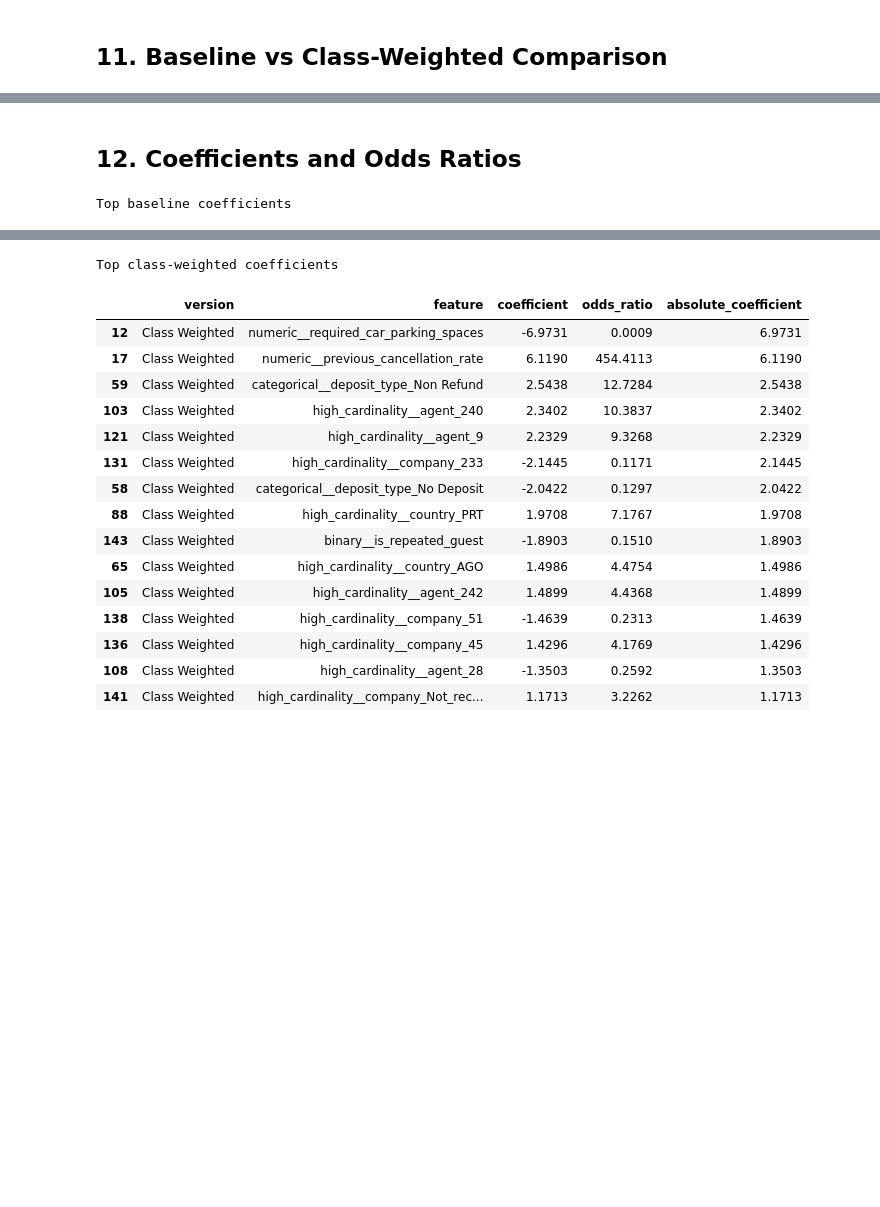
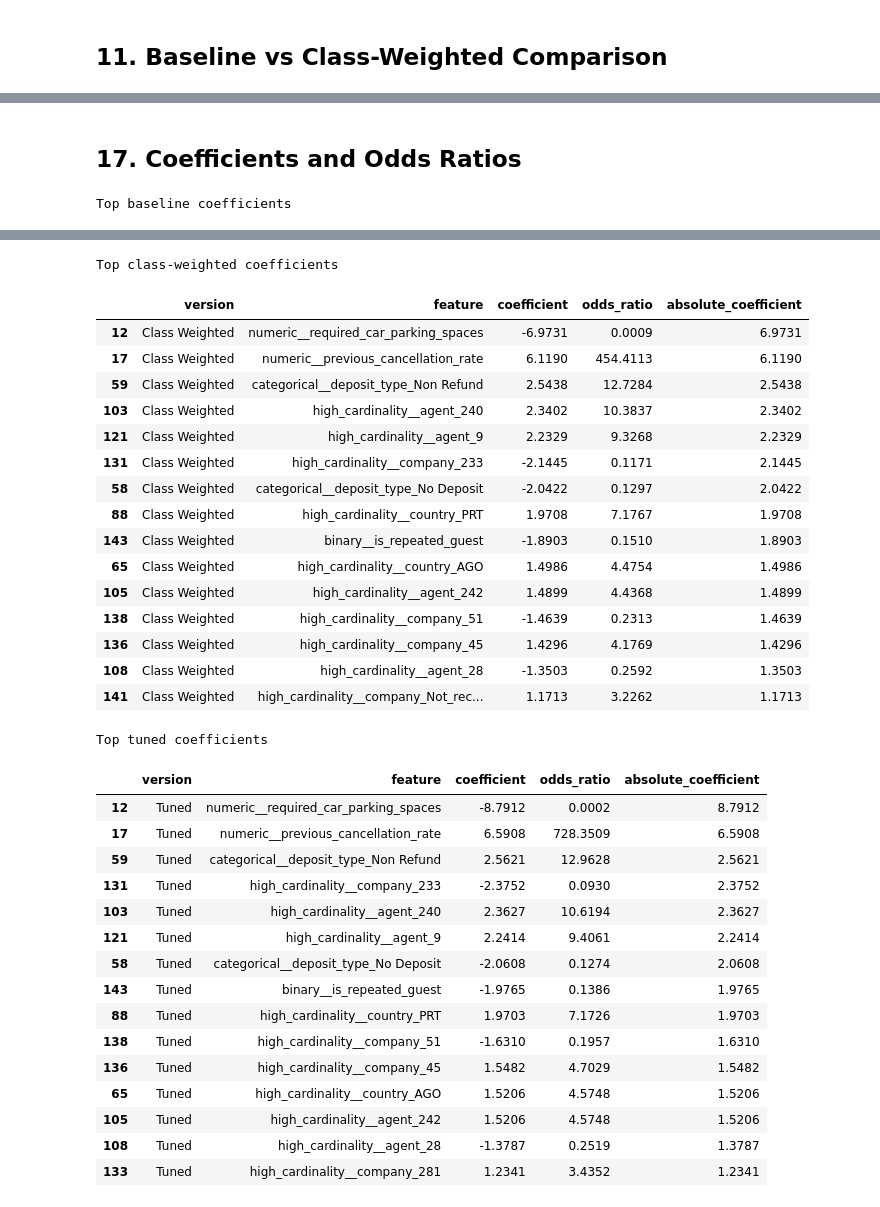
Before and after one commit to Manesha03/IT3051-FDM-Mini-Project-2026, a Jupyter notebook: 06_Model_Evaluation/Logistic_Regression.ipynb, the cells around one changed output, grey strips where cells are left out. Drawn from its saved outputs; the diff is of its cells as text; code cells hidden in the pictures; blank space fills up the shorter version.

```diff
--- a/06_Model_Evaluation/Logistic_Regression.ipynb
+++ b/06_Model_Evaluation/Logistic_Regression.ipynb
@@ -283,5 +403,5 @@ whether missing cancellations is more costly than extra follow-up actions.
 # %% [markdown]
-## 12. Coefficients and Odds Ratios
+## 17. Coefficients and Odds Ratios
 # %%
 def coefficient_table(pipeline, version, top_n=15):
     feature_names = pipeline.named_steps["preprocessor"].get_feature_names_out()
@@ -297,12 +417,16 @@ def coefficient_table(pipeline, version, top_n=15):
 
 baseline_coefficients = coefficient_table(logistic_pipeline, "Baseline")
 weighted_coefficients = coefficient_table(weighted_logistic_pipeline, "Class Weighted")
+tuned_coefficients = coefficient_table(tuned_logistic_pipeline, "Tuned")
 
 print("Top baseline coefficients")
 display(baseline_coefficients.round(4))
 
 print("Top class-weighted coefficients")
 display(weighted_coefficients.round(4))
+
+print("Top tuned coefficients")
+display(tuned_coefficients.round(4))
 # %% [output]
 Top baseline coefficients
 |  | version | feature | coefficient | odds_ratio | absolute_coefficient |
@@ -311,33 +435,50 @@ Top baseline coefficients
 | 59 | Baseline | categorical__deposit_type_Non Refund | 2.5495 | 12.8007 | 2.5495 |
 | 103 | Baseline | high_cardinality__agent_240 | 2.2605 | 9.5882 | 2.2605 |
 | 131 | Baseline | high_cardinality__company_233 | -2.1756 | 0.1135 | 2.1756 |
 | 58 | Baseline | categorical__deposit_type_No Deposit | -2.1005 | 0.1224 | 2.1005 |
 | 121 | Baseline | high_cardinality__agent_9 | 2.0867 | 8.0580 | 2.0867 |
 | 143 | Baseline | binary__is_repeated_guest | -1.8523 | 0.1569 | 1.8523 |
 | 88 | Baseline | high_cardinality__country_PRT | 1.7915 | 5.9986 | 1.7915 |
 | 138 | Baseline | high_cardinality__company_51 | -1.7116 | 0.1806 | 1.7116 |
 | 105 | Baseline | high_cardinality__agent_242 | 1.5551 | 4.7358 | 1.5551 |
 | 65 | Baseline | high_cardinality__country_AGO | 1.4610 | 4.3104 | 1.4610 |
 | 136 | Baseline | high_cardinality__company_45 | 1.4082 | 4.0884 | 1.4082 |
 | 108 | Baseline | high_cardinality__agent_28 | -1.3203 | 0.2671 | 1.3203 |
 | 135 | Baseline | high_cardinality__company_405 | 1.2196 | 3.3857 | 1.2196 |
 Top class-weighted coefficients
 |  | version | feature | coefficient | odds_ratio | absolute_coefficient |
 | 12 | Class Weighted | numeric__required_car_parking_spaces | -6.9731 | 0.0009 | 6.9731 |
 | 17 | Class Weighted | numeric__previous_cancellation_rate | 6.1190 | 454.4113 | 6.1190 |
 | 59 | Class Weighted | categorical__deposit_type_Non Refund | 2.5438 | 12.7284 | 2.5438 |
 | 103 | Class Weighted | high_cardinality__agent_240 | 2.3402 | 10.3837 | 2.3402 |
 | 121 | Class Weighted | high_cardinality__agent_9 | 2.2329 | 9.3268 | 2.2329 |
 | 131 | Class Weighted | high_cardinality__company_233 | -2.1445 | 0.1171 | 2.1445 |
 | 58 | Class Weighted | categorical__deposit_type_No Deposit | -2.0422 | 0.1297 | 2.0422 |
 | 88 | Class Weighted | high_cardinality__country_PRT | 1.9708 | 7.1767 | 1.9708 |
 | 143 | Class Weighted | binary__is_repeated_guest | -1.8903 | 0.1510 | 1.8903 |
 | 65 | Class Weighted | high_cardinality__country_AGO | 1.4986 | 4.4754 | 1.4986 |
 | 105 | Class Weighted | high_cardinality__agent_242 | 1.4899 | 4.4368 | 1.4899 |
 | 138 | Class Weighted | high_cardinality__company_51 | -1.4639 | 0.2313 | 1.4639 |
 | 136 | Class Weighted | high_cardinality__company_45 | 1.4296 | 4.1769 | 1.4296 |
 | 108 | Class Weighted | high_cardinality__agent_28 | -1.3503 | 0.2592 | 1.3503 |
 | 141 | Class Weighted | high_cardinality__company_Not_rec... | 1.1713 | 3.2262 | 1.1713 |
+Top tuned coefficients
+|  | version | feature | coefficient | odds_ratio | absolute_coefficient |
+| 12 | Tuned | numeric__required_car_parking_spaces | -8.7912 | 0.0002 | 8.7912 |
+| 17 | Tuned | numeric__previous_cancellation_rate | 6.5908 | 728.3509 | 6.5908 |
+| 59 | Tuned | categorical__deposit_type_Non Refund | 2.5621 | 12.9628 | 2.5621 |
+| 131 | Tuned | high_cardinality__company_233 | -2.3752 | 0.0930 | 2.3752 |
+| 103 | Tuned | high_cardinality__agent_240 | 2.3627 | 10.6194 | 2.3627 |
+| 121 | Tuned | high_cardinality__agent_9 | 2.2414 | 9.4061 | 2.2414 |
+| 58 | Tuned | categorical__deposit_type_No Deposit | -2.0608 | 0.1274 | 2.0608 |
+| 143 | Tuned | binary__is_repeated_guest | -1.9765 | 0.1386 | 1.9765 |
+| 88 | Tuned | high_cardinality__country_PRT | 1.9703 | 7.1726 | 1.9703 |
+| 138 | Tuned | high_cardinality__company_51 | -1.6310 | 0.1957 | 1.6310 |
+| 136 | Tuned | high_cardinality__company_45 | 1.5482 | 4.7029 | 1.5482 |
+| 65 | Tuned | high_cardinality__country_AGO | 1.5206 | 4.5748 | 1.5206 |
+| 105 | Tuned | high_cardinality__agent_242 | 1.5206 | 4.5748 | 1.5206 |
+| 108 | Tuned | high_cardinality__agent_28 | -1.3787 | 0.2519 | 1.3787 |
+| 133 | Tuned | high_cardinality__company_281 | 1.2341 | 3.4352 | 1.2341 |
 # %% [markdown]
 **Coefficient interpretation:** Positive coefficients increase the log-odds
 of cancellation, while negative coefficients reduce them. Odds ratios above
```
Also changed, not shown: parts of 26 cells of this notebook, 2 other files.
